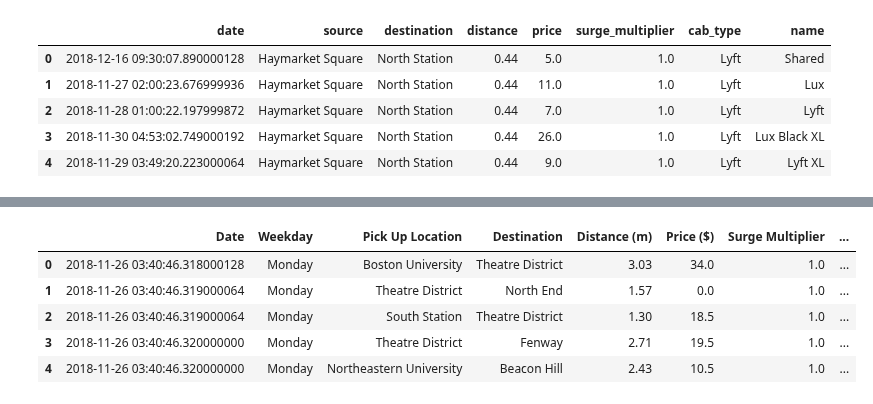
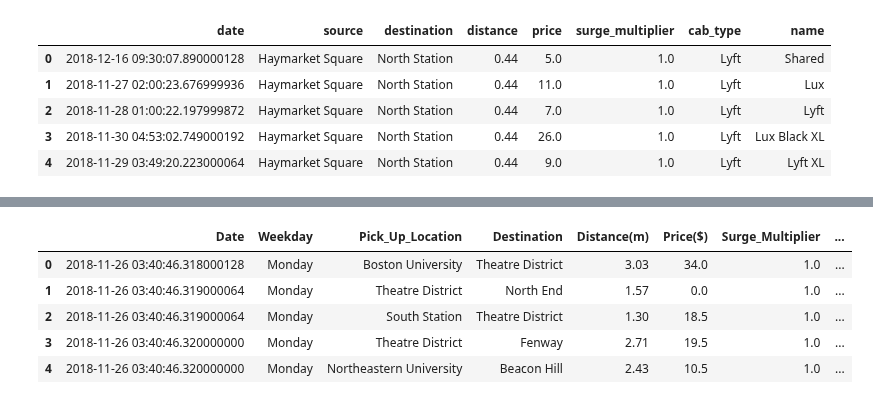
Before and after one commit to marnaji/Project-1, a Jupyter notebook: main.ipynb, the cells around one changed output, grey strips where cells are left out. Cells and saved outputs as stored; diff of their text form; code cells hidden in the pictures.

```diff
--- a/main.ipynb
+++ b/main.ipynb
@@ -50,7 +50,7 @@ new_cab_df.head()
 #Merge the datesets into a single one based on time_stamp and location
 cleaned_merged_df = pd.merge_asof(new_cab_df.sort_values("date"), new_weather_df.sort_values("date"),
                             left_by=  ['source' ],right_by= ['source' ] ,
-                            left_on=  ['date']   ,right_on= ['date'], tolerance=pd.Timedelta(hours = 2) )
+                            left_on=  ['date']   ,right_on= ['date'], tolerance=pd.Timedelta(minutes = 15 ) )
 cleaned_merged_df.head()
 # %% [output]
 |  | date | source | destination | distance | price | surge_multiplier | cab_type | name | temp | ... |
@@ -115,6 +115,6 @@ Name: temp, Length: 693070, dtype: float64>
 # %%
 # Adding the day of the week to our table to see if that may have any correlation to weather
-final_df["day of week"]=final_df["date"].dt.day_name()
+final_df["day_of_week"]=final_df["date"].dt.day_name()
 final_df.head()
 # %% [output]
 |  | date | source | destination | distance | price | surge_multiplier | cab_type | name | temp | ... |
@@ -123,3 +123,7 @@ final_df.head()
 | 2 | 2018-11-26 03:40:46.319000064 | South Station | Theatre District | 1.30 | 18.5 | 1.0 | Uber | Black | 40.86 | ... |
 | 3 | 2018-11-26 03:40:46.320000000 | Theatre District | Fenway | 2.71 | 19.5 | 1.0 | Uber | UberX | 40.80 | ... |
 | 4 | 2018-11-26 03:40:46.320000000 | Northeastern University | Beacon Hill | 2.43 | 10.5 | 1.0 | Lyft | Lyft | 40.81 | ... |
+# %%
+#Adding Month to the table
+final_df["month"] = final_df['date'].dt.month
+final_df.head()
@@ -130,17 +141,17 @@ final_df["humidity"]=final_df["humidity"]*100
 # %%
 # Pretty-fying our final dataframe by including units of measurement for easy analysis
 
-final_df = final_df.rename(columns={"date":"Date","day of week":"Weekday","source":"Pick Up Location","destination":"Destination",
-                                    "distance":"Distance (m)","price":"Price ($)","surge_multiplier":"Surge Multiplier",
-                                    "cab_type":"Rideshare App","name":"Ride Type","temp":"Temp (C)",
-                                    "clouds":"Cloudiness (%)","pressure":"Pressure (MB)","rain":"Rainfall (in)",
-                                    "humidity":"Humidity (%)","wind":"Wind Speed (mph)"})
+final_df = final_df.rename(columns={"date":"Date","day_of_week":"Weekday","source":"Pick_Up_Location","destination":"Destination",
+                                    "distance":"Distance(m)","price":"Price($)","surge_multiplier":"Surge_Multiplier",
+                                    "cab_type":"Rideshare_App","name":"Ride_Type","temp":"Temp(C)",
+                                    "clouds":"Cloudiness(%)","pressure":"Pressure(MB)","rain":"Rainfall(in)",
+                                    "humidity":"Humidity(%)","wind":"Wind_Speed(mph)"})
 
-final_df = final_df[["Date","Weekday","Pick Up Location","Destination","Distance (m)","Price ($)","Surge Multiplier","Rideshare App","Ride Type",
-                     "Temp (C)","Cloudiness (%)","Pressure (MB)","Rainfall (in)","Humidity (%)","Wind Speed (mph)"]]
+final_df = final_df[["Date","Weekday","Pick_Up_Location","Destination","Distance(m)","Price($)","Surge_Multiplier","Rideshare_App","Ride_Type",
+                     "Temp(C)","Cloudiness(%)","Pressure(MB)","Rainfall(in)","Humidity(%)","Wind_Speed(mph)"]]
 final_df.head()
 # %% [output]
-|  | Date | Weekday | Pick Up Location | Destination | Distance (m) | Price ($) | Surge Multiplier | ... |
+|  | Date | Weekday | Pick_Up_Location | Destination | Distance(m) | Price($) | Surge_Multiplier | ... |
 | 0 | 2018-11-26 03:40:46.318000128 | Monday | Boston University | Theatre District | 3.03 | 34.0 | 1.0 | ... |
 | 1 | 2018-11-26 03:40:46.319000064 | Monday | Theatre District | North End | 1.57 | 0.0 | 1.0 | ... |
 | 2 | 2018-11-26 03:40:46.319000064 | Monday | South Station | Theatre District | 1.30 | 18.5 | 1.0 | ... |
```
Also changed, not shown: parts of 9 cells of this notebook, 1 other file.
